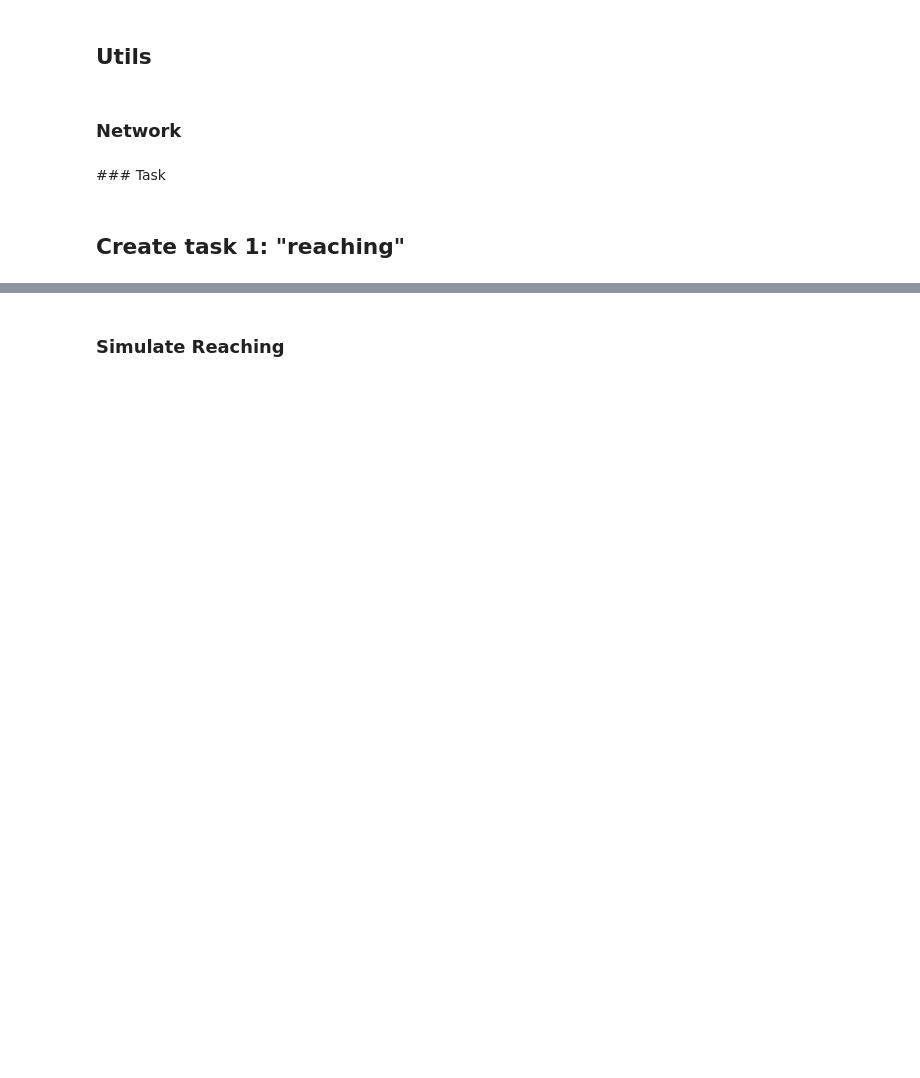
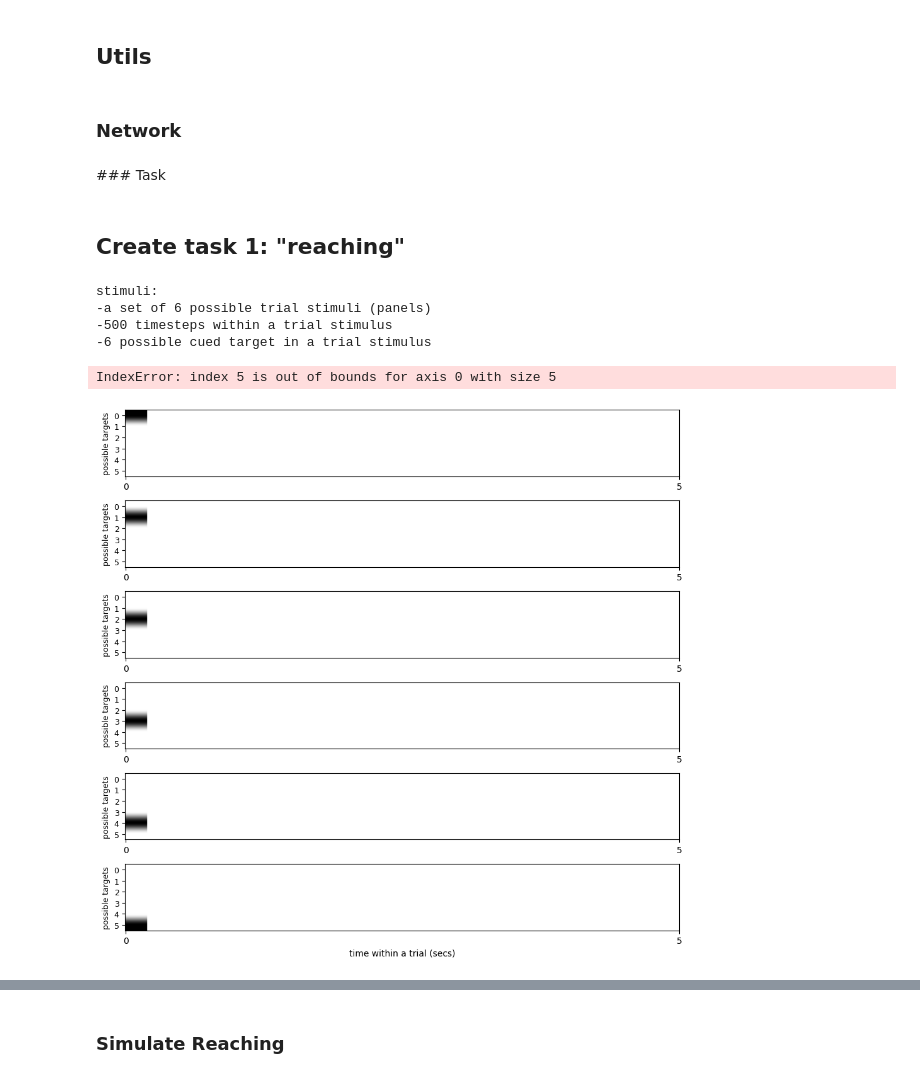
Before and after one commit to nishi-patel-15/motor_rnn_target_performance, a Jupyter notebook: Master_Copy_DY_Motor_RNNs_TargetPerformance.ipynb, the cells around one changed output, grey strips where cells are left out. Cells and saved outputs as stored; diff of their text form; code cells hidden in the pictures; blank space fills up the shorter version.

```diff
--- a/Master_Copy_DY_Motor_RNNs_TargetPerformance.ipynb
+++ b/Master_Copy_DY_Motor_RNNs_TargetPerformance.ipynb
@@ -642,13 +622,13 @@ np.random.seed(seed_id)
 
 # time parameters
 dt = 0.01                   # time discretization (secs, see paper table 1)
-T = 2                       # trial duration (secs, see paper table 1)
+T = 5                       # trial duration (secs, see paper table 1)
 time = np.arange(0, T, dt)
 tsteps = len(time)          # number of time steps within a trial
 pulse_length = int(0.2/dt)  # pulse length in number of timesteps
 
 # network parameters
-N = 800                     # RNN number of units
+N = 400                     # RNN number of units
 g = 1.5                     # RNN recurrent connection strengths (a.u)
 p = 0.1                     # RNN connection probability
 tau = 0.1                   # unit time constant tau (secs)
@@ -656,9 +636,9 @@ N_OUTPUT_UNITS = 2          # number of output units (2 for x and y)
 
 # task parameters
 targets = 6                 # number of reaching targets
-stimulus_type = 'constant'  # constant, random (linear, normal)
+stimulus_type = 'random'  # constant, random (linear, normal)
 target_max = 0.2            # 0.2 or 0.01
-n_learning1_trials = 20       # initial network learning
+n_learning1_trials = 5       # initial network learning
 delta = 20.
 relearning_trials = 80     # relearning
 deltarec = 20.
@@ -669,19 +649,44 @@ reduced_dim = 10
 # %%
 # @title Create stimuli and targets
 
 # create stimuli and plot
 stimulus = create_reaching_task_stimuli(tsteps, pulse_length, n_targets=targets, twod=False)
 plot_reaching_task_stimuli(stimulus, targets, tsteps, T)
 
 # create target (targets x timesteps x 2D coordinates) and plot
-target = create_reaching_task_targets(
+# target = create_reaching_task_targets(
+#     tsteps,
+#     pulse_length,
+#     n_targets=targets,
+#     stype=stimulus_type,
+#     target_max=target_max
+#     )
+target = create_reaching_task_targets_trials(
     tsteps,
     pulse_length,
     n_targets=targets,
+    learning_trials = n_learning1_trials,
     stype=stimulus_type,
     target_max=target_max
     )
 plot_reaching_task_targets(target, tsteps, T)
+
+
+# test_target = create_reaching_task_targets_test(
+#     tsteps,
+#     pulse_length,
+#     n_targets=targets,
+#     stype=stimulus_type,
+#     target_max=target_max
+#     )
+# plot_reaching_task_targets(test_target, tsteps, T)
+# %% [output]
+stimuli:
+-a set of 6 possible trial stimuli (panels)
+-500 timesteps within a trial stimulus
+-6 possible cued target in a trial stimulus
+IndexError: index 5 is out of bounds for axis 0 with size 5
+[figure, added]
 # %%
 # @title build and train the network
 # create and save RNN encoder
```
Also changed, not shown: parts of 4 cells of this notebook.
